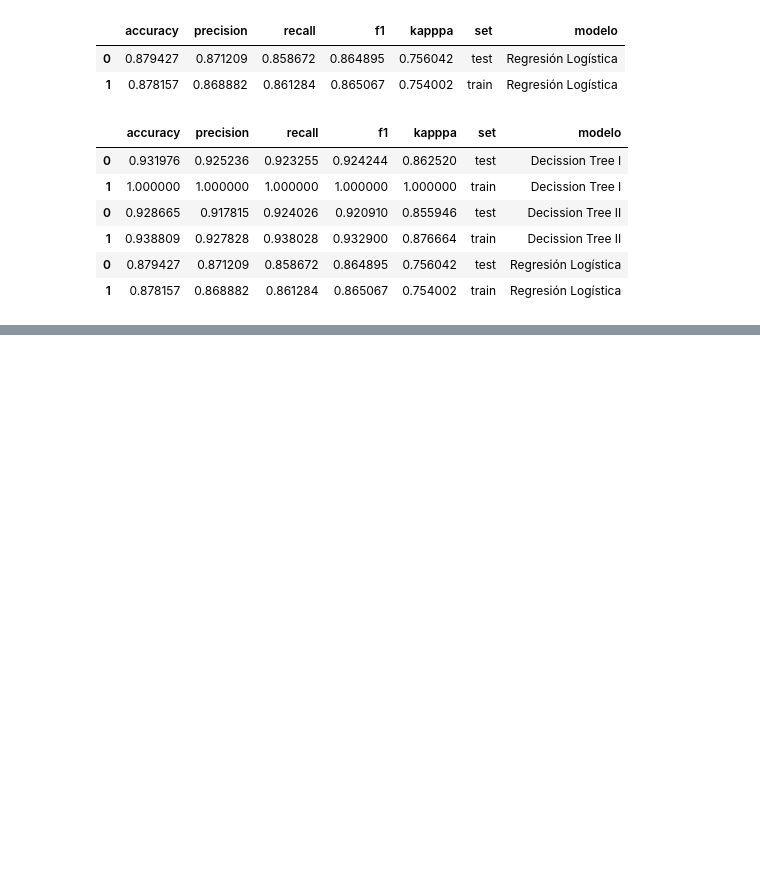
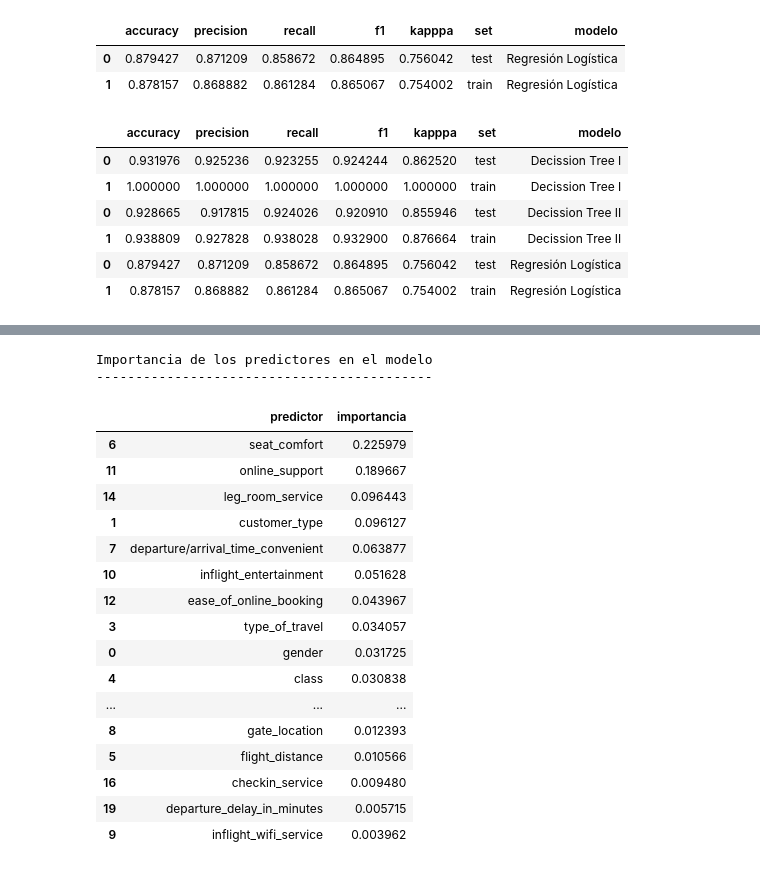
Before and after one commit to Adalab/promo_d_da_modulo3_sprint1_Estibaliz_Lorena, a Jupyter notebook: Regresión Logistica/pair_regresion_logistica5_decision_tree.ipynb, the cells around one changed output, grey strips where cells are left out. Cells and saved outputs as stored; diff of their text form; code cells hidden in the pictures; blank space fills up the shorter version.

```diff
--- a/Regresión Logistica/pair_regresion_logistica5_decision_tree.ipynb
+++ b/Regresión Logistica/pair_regresion_logistica5_decision_tree.ipynb
@@ -236,0 +245,36 @@ COMENTARIO:
+# %%
+#vemos la importancia de las variables predictoras con el método feature_importantes_
+
+importancia_predictores = pd.DataFrame(
+                            {'predictor': x_train1.columns,
+                             'importancia': mejor_modelo2.feature_importances_}
+                            )
+
+
+# ordenamos de mayor a menor los resultados
+importancia_predictores.sort_values(by=["importancia"], ascending=False, inplace = True)
+
+# printeamos los resultados
+print("Importancia de los predictores en el modelo")
+print("-------------------------------------------")
+importancia_predictores
+# %% [output]
+Importancia de los predictores en el modelo
+-------------------------------------------
+|  | predictor | importancia |
+| 6 | seat_comfort | 0.225979 |
+| 11 | online_support | 0.189667 |
+| 14 | leg_room_service | 0.096443 |
+| 1 | customer_type | 0.096127 |
+| 7 | departure/arrival_time_convenient | 0.063877 |
+| 10 | inflight_entertainment | 0.051628 |
+| 12 | ease_of_online_booking | 0.043967 |
+| 3 | type_of_travel | 0.034057 |
+| 0 | gender | 0.031725 |
+| 4 | class | 0.030838 |
+| ... | ... | ... |
+| 8 | gate_location | 0.012393 |
+| 5 | flight_distance | 0.010566 |
+| 16 | checkin_service | 0.009480 |
+| 19 | departure_delay_in_minutes | 0.005715 |
+| 9 | inflight_wifi_service | 0.003962 |
```
Also changed, not shown: parts of 5 cells of this notebook, 8 other files.
